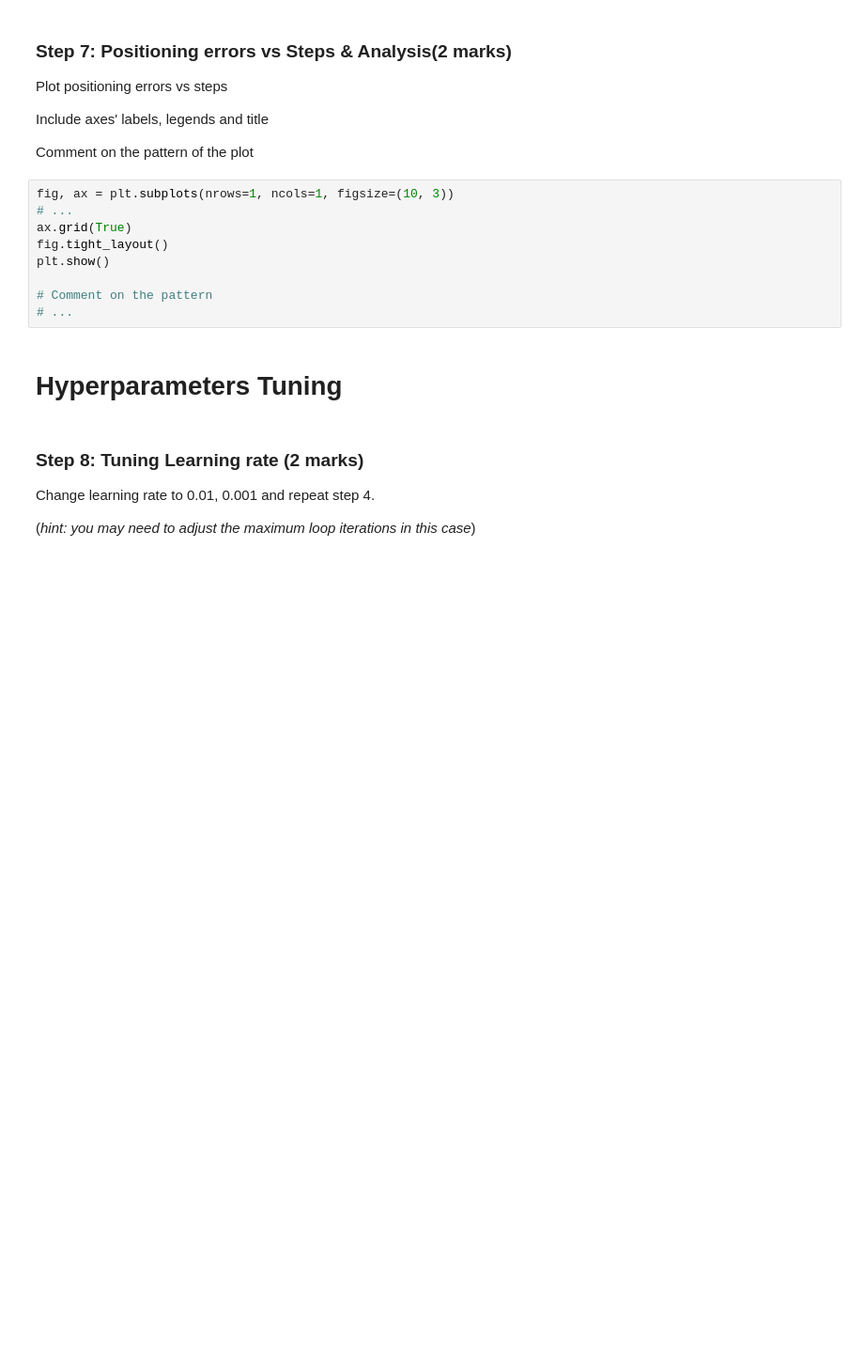
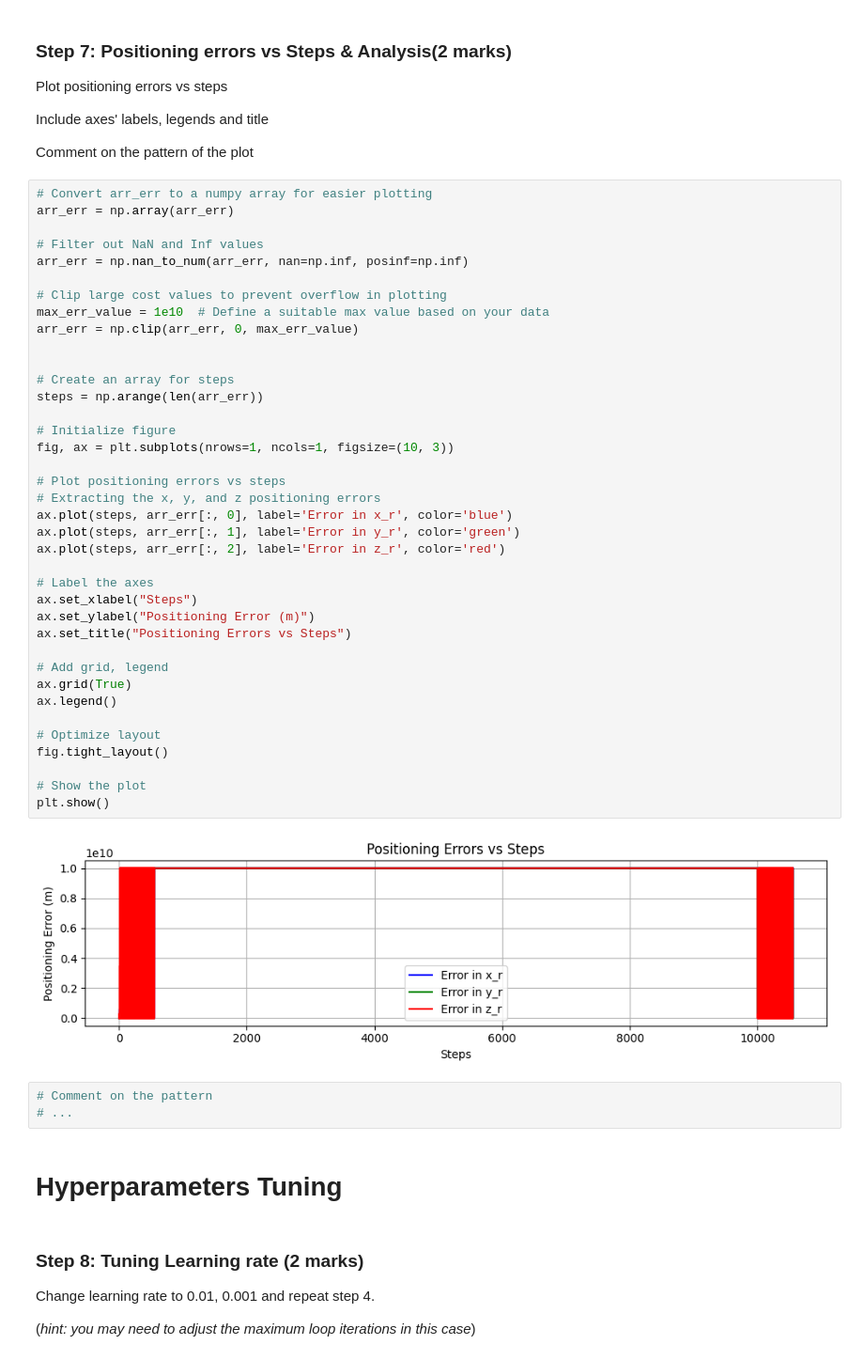
Before and after one commit to Tundebademosi/engg680_2024_fall, a Jupyter notebook: Lab Assignment 3/Gradient Descent & Logistic Regression.ipynb, the cells around one changed output. Shown: that part at 94% size. Drawn from its saved outputs; the diff is of its cells as text; blank space fills up the shorter version.

```diff
--- a/Lab Assignment 3/Gradient Descent & Logistic Regression.ipynb
+++ b/Lab Assignment 3/Gradient Descent & Logistic Regression.ipynb
@@ -260,15 +419,49 @@ Plot positioning errors vs steps
 Include axes' labels, legends and title
 
 Comment on the pattern of the plot
-# %%
-fig, ax = plt.subplots(nrows=1, ncols=1, figsize=(10, 3))
-# ...
-ax.grid(True)
-fig.tight_layout()
-plt.show()
-
-# Comment on the pattern
-# ...
+# %%
+# Convert arr_err to a numpy array for easier plotting
+arr_err = np.array(arr_err)
+
+# Filter out NaN and Inf values
+arr_err = np.nan_to_num(arr_err, nan=np.inf, posinf=np.inf)
+
+# Clip large cost values to prevent overflow in plotting
+max_err_value = 1e10  # Define a suitable max value based on your data
+arr_err = np.clip(arr_err, 0, max_err_value)
+
+
+# Create an array for steps
+steps = np.arange(len(arr_err))
+
+# Initialize figure
+fig, ax = plt.subplots(nrows=1, ncols=1, figsize=(10, 3))
+
+# Plot positioning errors vs steps
+# Extracting the x, y, and z positioning errors
+ax.plot(steps, arr_err[:, 0], label='Error in x_r', color='blue')
+ax.plot(steps, arr_err[:, 1], label='Error in y_r', color='green')
+ax.plot(steps, arr_err[:, 2], label='Error in z_r', color='red')
+
+# Label the axes
+ax.set_xlabel("Steps")
+ax.set_ylabel("Positioning Error (m)")
+ax.set_title("Positioning Errors vs Steps")
+
+# Add grid, legend
+ax.grid(True)
+ax.legend()
+
+# Optimize layout
+fig.tight_layout()
+
+# Show the plot
+plt.show()
+# %% [output]
+[figure, added]
+# %%
+# Comment on the pattern
+# ...
 # %% [markdown]
 # Hyperparameters Tuning
 # %% [markdown]
```
Also changed, not shown: parts of 16 cells of this notebook.
